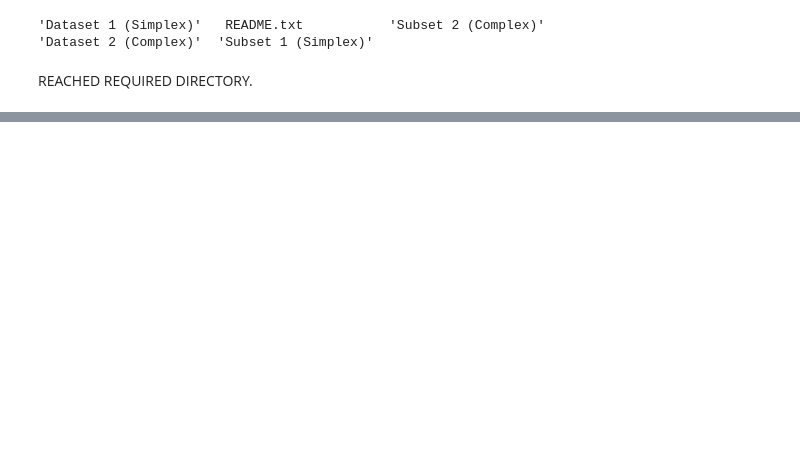
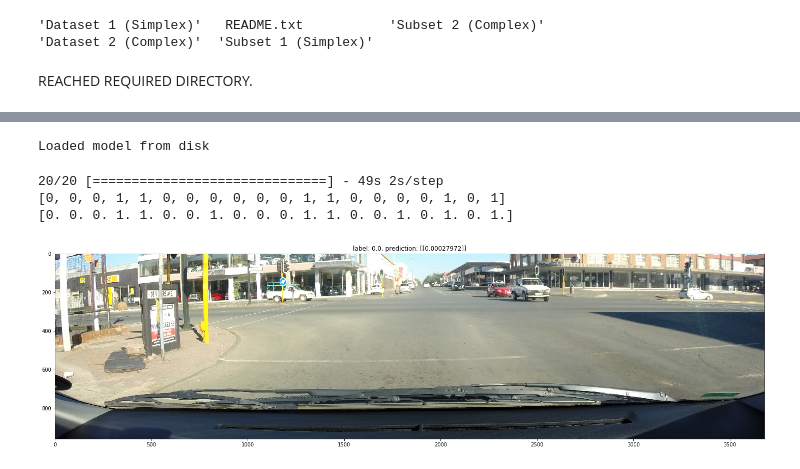
Before and after one commit to AbhinavKoul/Pothole-Detection-Using-Convolutional-Neural-Networks, a Jupyter notebook: Pothole_using_CNN.ipynb, the cells around one changed output, grey strips where cells are left out. Cells and saved outputs as stored; diff of their text form; code cells hidden in the pictures; blank space fills up the shorter version.

```diff
--- a/Pothole_using_CNN.ipynb
+++ b/Pothole_using_CNN.ipynb
@@ -126,0 +207,15 @@ done 0.1497424855963193
+# %%
+from keras.models import model_from_json
+
+# load json and create model
+json_file = open('/content/drive/My Drive/CNN Model/model.json', 'r')
+loaded_model_json = json_file.read()
+json_file.close()
+loaded_model = model_from_json(loaded_model_json)
+# load weights into new model
+loaded_model.load_weights("/content/drive/My Drive/CNN Model/model.h5")
+print("Loaded model from disk")
+# %% [output]
+Loaded model from disk
+# %%
+test_generator = imageGenerator(img_paths_test, labels_test, 20)
@@ -126,0 +224,29 @@ done 0.1497424855963193
+# %%
+
+X_test, y_test = next(test_generator)
+def prep_imgs_for_plt(imgs):
+    return [np.flip(img, 2) for img in imgs]
+
+def avg_img(img_list):
+    return np.array(img_list).mean(axis=0, dtype=np.uint32)
+
+def show_img(img, text="", prep=True):
+    if(prep):
+        img = prep_imgs_for_plt([img])[0]
+    fig, ax = plt.subplots(1, figsize=(25,25))
+    ax.set_title(text)
+    ax.imshow(img)
+
+def apply_threshold(threshold, data):
+    return [0 if item < threshold else 1 for item in data]
+
+# show_img(avg_img(X_train), "Average train data image")
+# rand_i = random.randrange(0, len(X_train))
+# show_img(X_train[rand_i], f'Random image: {rand_i}')
+s, e = 0,20
+print(apply_threshold(0.5, loaded_model.predict(X_test[s:e], verbose=1)))
+print(y_test[s:e])
+# %% [output]
+20/20 [==============================] - 49s 2s/step
+[0, 0, 0, 1, 1, 0, 0, 0, 0, 0, 0, 1, 1, 0, 0, 0, 0, 1, 0, 1]
+[0. 0. 0. 1. 1. 0. 0. 1. 0. 0. 0. 1. 1. 0. 0. 1. 0. 1. 0. 1.]
@@ -126,0 +257,10 @@ done 0.1497424855963193
+# %%
+def display_prediction(X, y, index):
+    image = X[index]
+    label = y[index]
+    pred = loaded_model.predict(np.expand_dims(image, axis=0))
+    show_img(image, "label: {}, prediction: {}".format(label, pred))
+
+display_prediction(X_test, y_test, 1)
+# %% [output]
+[figure, added]
```
Also changed, not shown: parts of 5 cells of this notebook.
